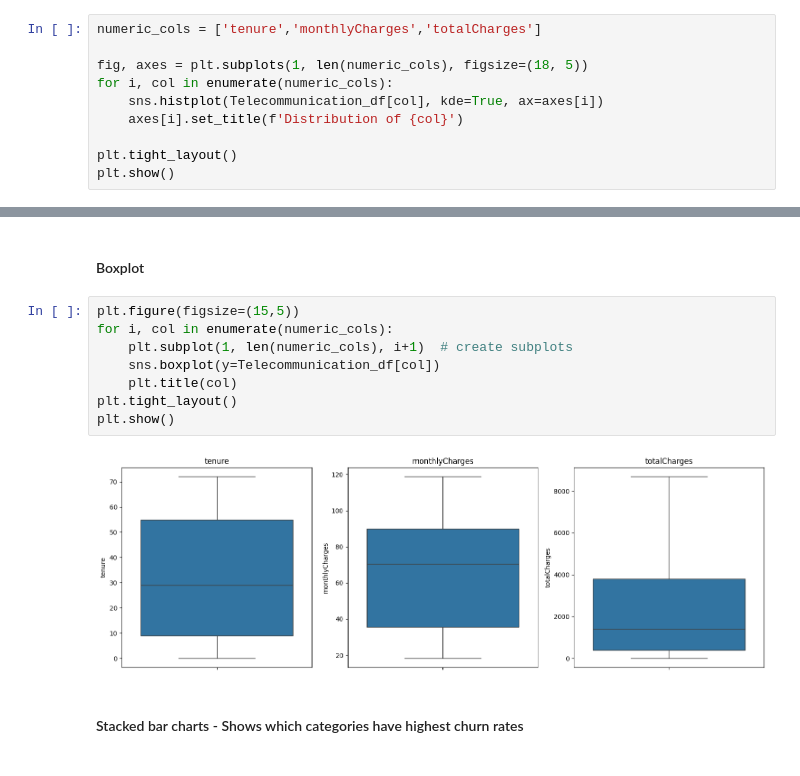
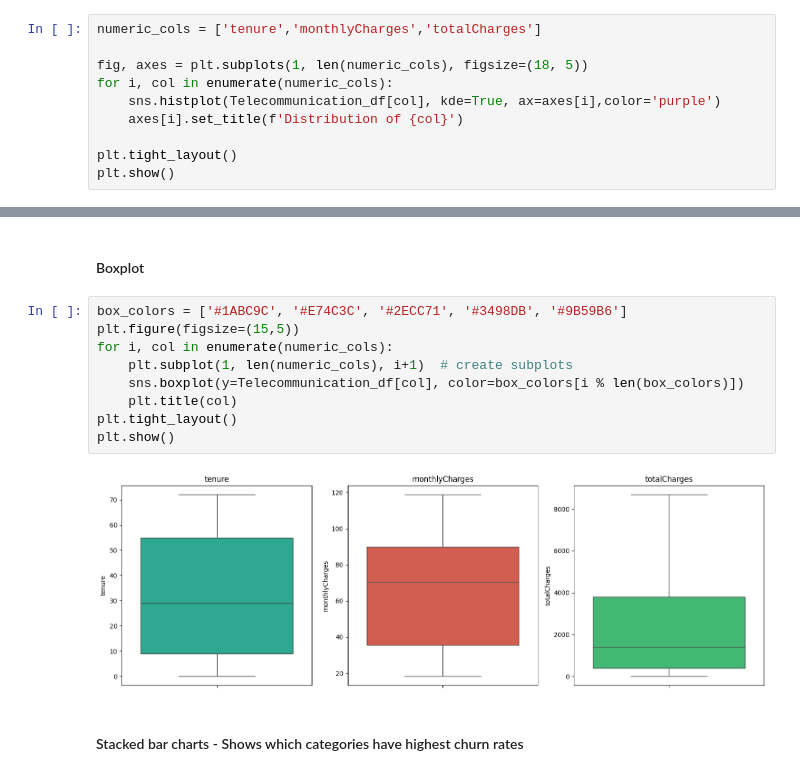
Before and after one commit to yumna-prog/Customer-Churn-Prediction, a Jupyter notebook: CustomerChurnPreduiction.ipynb, the cells around one changed output, grey strips where cells are left out. Cells and saved outputs as stored; diff of their text form.

```diff
--- a/CustomerChurnPreduiction.ipynb
+++ b/CustomerChurnPreduiction.ipynb
@@ -489,7 +489,7 @@ numeric_cols = ['tenure','monthlyCharges','totalCharges']
 
 fig, axes = plt.subplots(1, len(numeric_cols), figsize=(18, 5))
 for i, col in enumerate(numeric_cols):
-    sns.histplot(Telecommunication_df[col], kde=True, ax=axes[i])
+    sns.histplot(Telecommunication_df[col], kde=True, ax=axes[i],color='purple')
     axes[i].set_title(f'Distribution of {col}')
 
 plt.tight_layout()
@@ -504,15 +504,16 @@ Insights
 # %% [markdown]
 #### Boxplot
 # %%
+box_colors = ['#1ABC9C', '#E74C3C', '#2ECC71', '#3498DB', '#9B59B6']
 plt.figure(figsize=(15,5))
 for i, col in enumerate(numeric_cols):
     plt.subplot(1, len(numeric_cols), i+1)  # create subplots
-    sns.boxplot(y=Telecommunication_df[col])
+    sns.boxplot(y=Telecommunication_df[col], color=box_colors[i % len(box_colors)])
     plt.title(col)
 plt.tight_layout()
 plt.show()
 # %% [output]
-[figure, old version]
+[figure, new version]
 # %% [markdown]
 #### Stacked bar charts - Shows which categories have highest churn rates
 # %%
```
Also changed, not shown: parts of 6 cells of this notebook.
